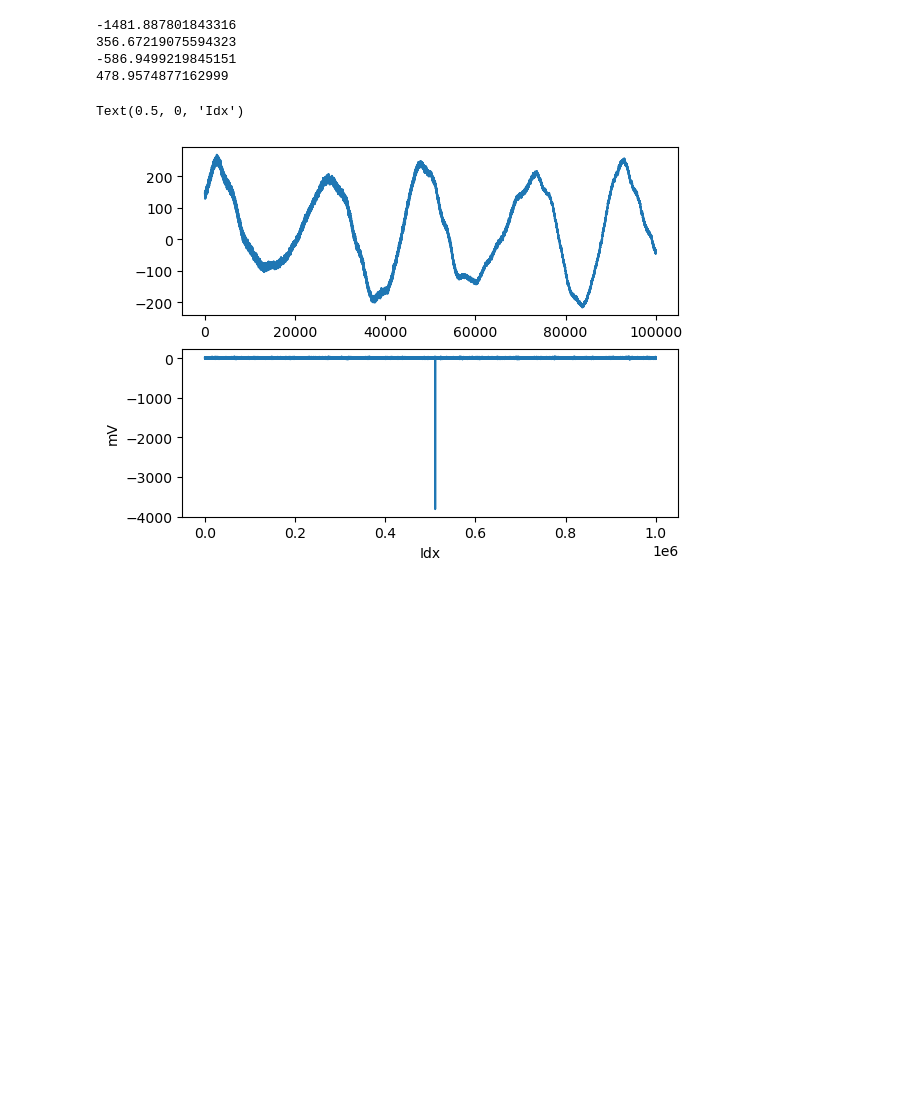
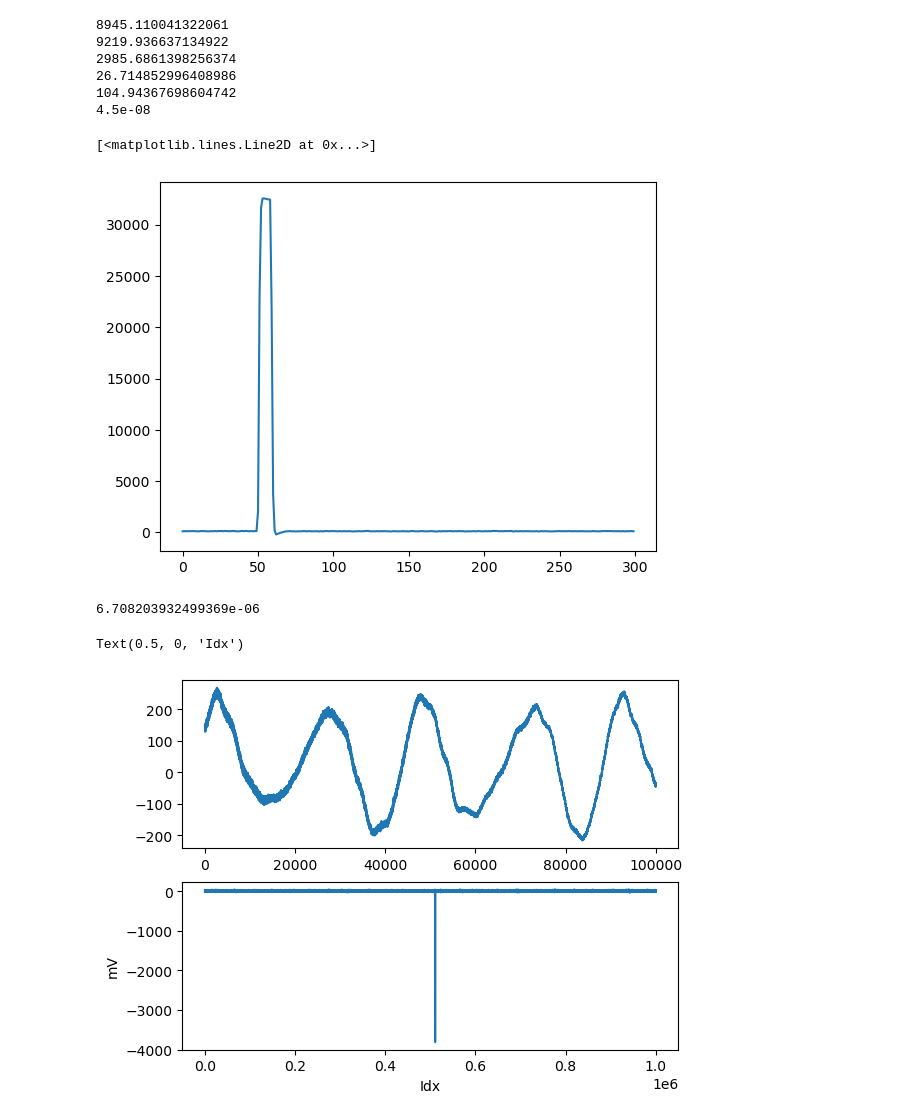
Before and after one commit to yuhants/Nanospheres, a Jupyter notebook: analysis_notebooks/20241017_h5py_test.ipynb, the cells around one changed output. Saved outputs shown, nothing was run; the diff lists cells and outputs as text; code cells hidden in the pictures; blank space fills up the shorter version.

```diff
--- a/analysis_notebooks/20241017_h5py_test.ipynb
+++ b/analysis_notebooks/20241017_h5py_test.ipynb
@@ -12,0 +5,23 @@ def bandpass_filtered(data, fs, f_low=10000, f_high=100000, order=3):
+# %%
+file_name = r"E:\dm_data\20241217_6e-8mbar_0e_alignment3_long/20241217_d_690.hdf5"
+f = h5py.File(file_name, 'r')
+
+# print(np.mean(f['data']['channel_a'] * f['data']['channel_a'].attrs['adc2mv']))
+# print(np.mean(f['data']['channel_b'] * f['data']['channel_b'].attrs['adc2mv']))
+# print(np.mean(f['data']['channel_c'] * f['data']['channel_c'].attrs['adc2mv']))
+
+print(f['data'].attrs['channel_a_mean_mv'])
+print(f['data'].attrs['channel_b_mean_mv'])
+print(f['data'].attrs['channel_c_mean_mv'])
+print(f['data'].attrs['channel_e_mean_mv'])
+print(np.std(f['data']['channel_d'] * f['data']['channel_d'].attrs['adc2mv']))
+
+print(f['data'].attrs['pressure_mbar'])
+f.close()
+# %% [output]
+8945.110041322061
+9219.936637134922
+2985.6861398256374
+26.714852996408986
+104.94367698604742
+4.5e-08
@@ -13,19 +31,3 @@ def bandpass_filtered(data, fs, f_low=10000, f_high=100000, order=3):
 # %%
-file_name = r"E:\dm_data\20241119_2e-7mbar\20241119_abcd_2e-7mbar_36.hdf5"
+file_name = r"E:\pulse_waveform\20241125_quantum_composers\20241125_200ns_20v_0.hdf5"
 f = h5py.File(file_name, 'r')
-# %%
-print(np.mean(f['data']['channel_a'] * f['data']['channel_a'].attrs['adc2mv']))
-print(np.mean(f['data']['channel_b'] * f['data']['channel_b'].attrs['adc2mv']))
-print(np.mean(f['data']['channel_c'] * f['data']['channel_c'].attrs['adc2mv']))
-print(np.max(f['data']['channel_d'] * f['data']['channel_d'].attrs['adc2mv']))
-# print(np.mean(f['data']['channel_e'] * f['data']['channel_e'].attrs['adc2mv']))
-# print(np.mean(f['data']['channel_f'] * f['data']['channel_f'].attrs['adc2mv']))
-# print(np.min(f['data']['channel_g'] * f['data']['channel_g'].attrs['adc2mv']))
-# print(np.mean(f['data']['channel_h'] * f['data']['channel_h'].attrs['adc2mv']))
-
-# print(np.mean(f['data']['channel_e'] * f['data']['channel_e'].attrs['adc2mv']))
-# %% [output]
--1481.887801843316
-356.67219075594323
--586.9499219845151
-478.9574877162999
@@ -34,0 +34,5 @@ f.close()
+# %%
+plt.plot(f['data']['channel_g_99'][:])
+# %% [output]
+[<matplotlib.lines.Line2D at 0x...>]
+[figure, added]
@@ -35,3 +41,7 @@ f.close()
+# %%
+3e-5 / np.sqrt(10e-6) / 2000 / 500e-3 # V
+# %% [output]
+6.708203932499369e-06
 # %%
 timestamp = f['data'].attrs['timestamp']
 dt = f['data'].attrs['delta_t']
```
Also changed, not shown: parts of 5 cells of this notebook, 6 other files.
